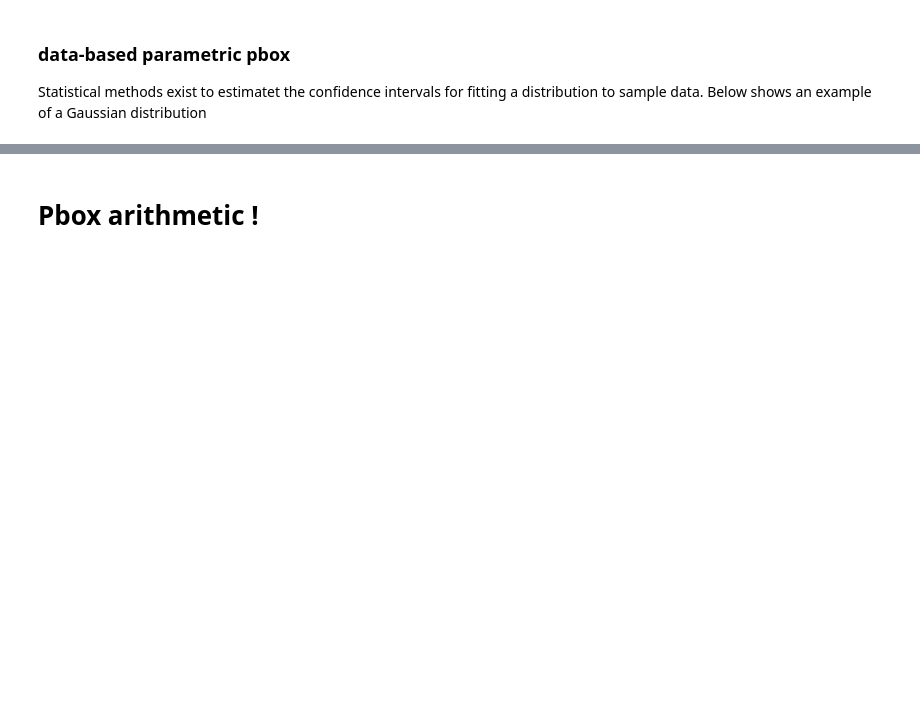
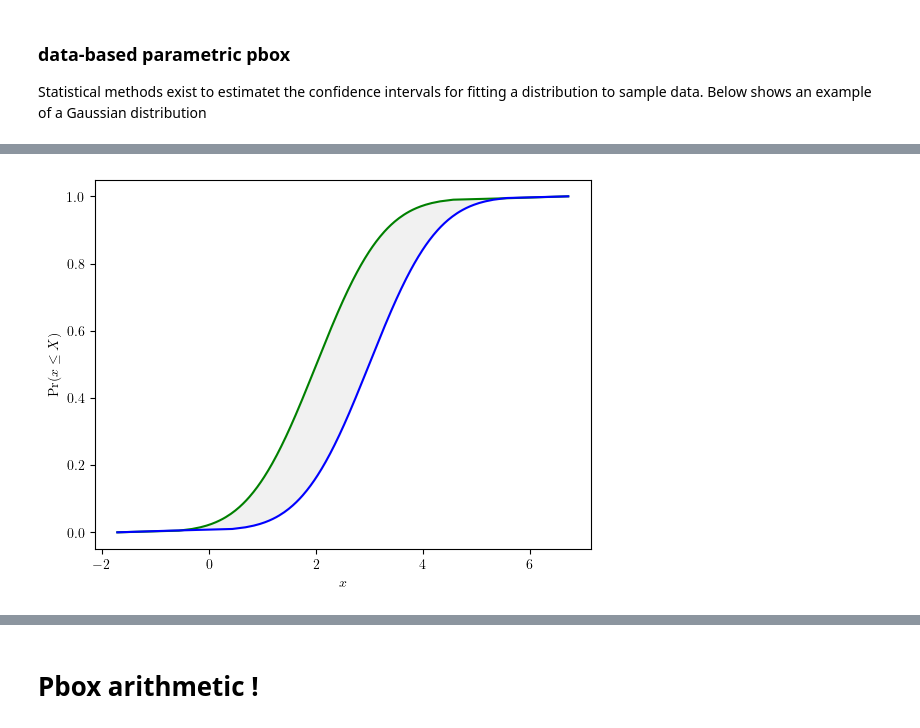
Before and after one commit to leslieDLcy/PyUncertainNumber, a Jupyter notebook: _personal/unglorfied_tests/Test_pba.ipynb, the cells around one changed output, grey strips where cells are left out. Drawn from its saved outputs; the diff is of its cells as text; code cells hidden in the pictures; blank space fills up the shorter version.

```diff
--- a/_personal/unglorfied_tests/Test_pba.ipynb
+++ b/_personal/unglorfied_tests/Test_pba.ipynb
@@ -250,0 +276,4 @@ Statistical methods exist to estimatet the confidence intervals for fitting a di
+# %%
+test_pbox = a + b
+_ = test_pbox.display(style='band')
+# %% [output]
@@ -250,0 +281 @@ Statistical methods exist to estimatet the confidence intervals for fitting a di
+[figure, added]
```
Also changed, not shown: parts of 35 cells of this notebook, 4 other files.
